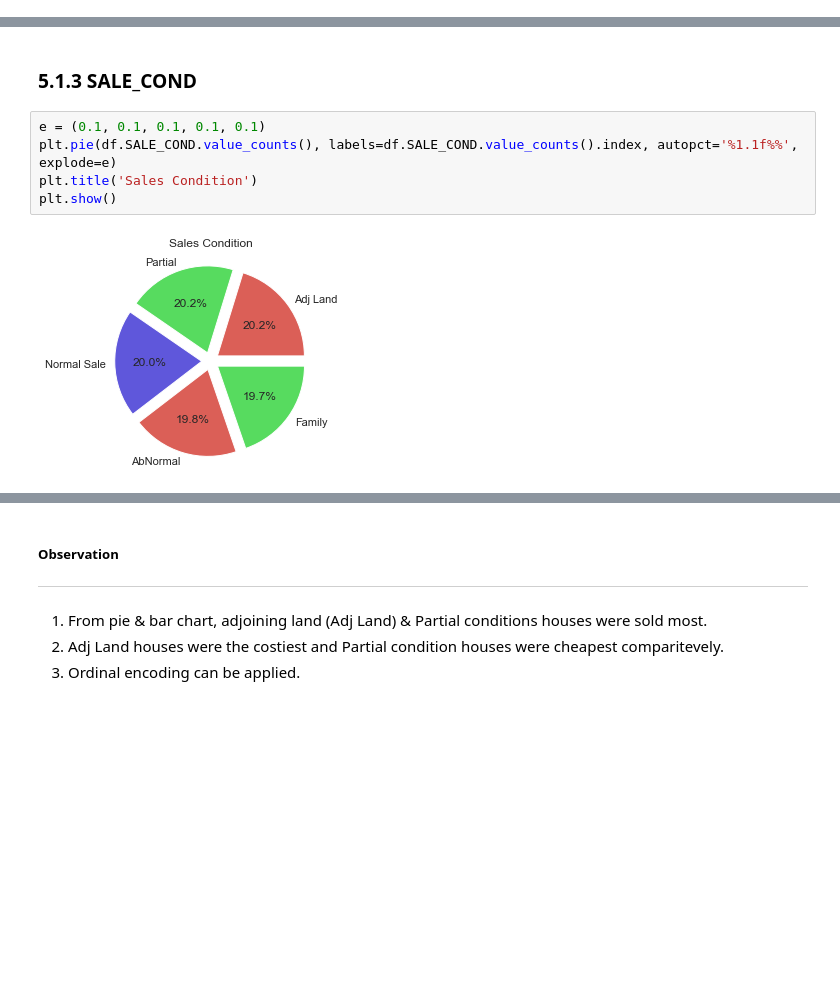
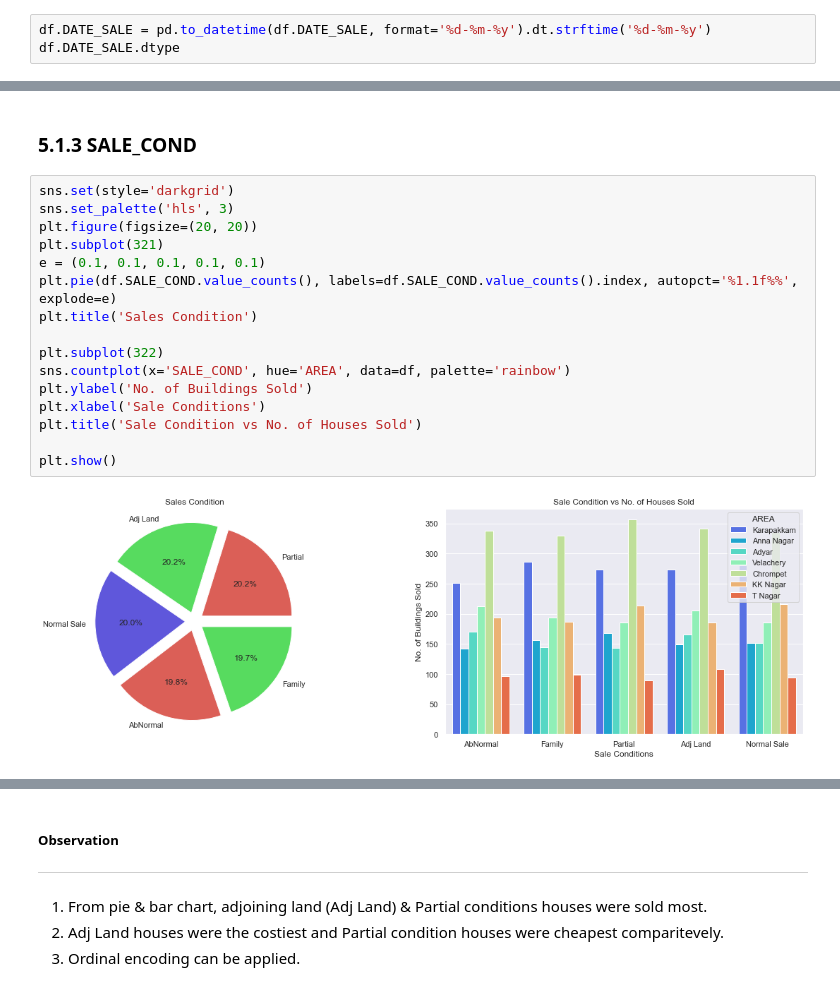
Before and after one commit to Jeyramana/House_Price_Predict, a Jupyter notebook: House_Price_Predict.ipynb, the cells around one changed output, grey strips where cells are left out. Drawn from its saved outputs; the diff is of its cells as text; blank space fills up the shorter version.

```diff
--- a/House_Price_Predict.ipynb
+++ b/House_Price_Predict.ipynb
@@ -574,3 +574,6 @@ df.head()
 | 2 | Adyar | 909 | 2012-04-02 | 70 | 1 | 1 | 3 | AbNormal | Yes | ... |
 | 3 | Velachery | 1855 | 2010-03-13 | 14 | 3 | 2 | 5 | Family | No | ... |
 | 4 | Karapakkam | 1226 | 2009-05-10 | 84 | 1 | 1 | 3 | AbNormal | Yes | ... |
+# %%
+df.DATE_SALE = pd.to_datetime(df.DATE_SALE, format='%d-%m-%y').dt.strftime('%d-%m-%y')
+df.DATE_SALE.dtype
@@ -1103,12 +1139,23 @@ plt.show()
 # %% [markdown]
 ### 5.1.3 SALE_COND
 # %%
+sns.set(style='darkgrid')
+sns.set_palette('hls', 3)
+plt.figure(figsize=(20, 20))
+plt.subplot(321)
 e = (0.1, 0.1, 0.1, 0.1, 0.1)
 plt.pie(df.SALE_COND.value_counts(), labels=df.SALE_COND.value_counts().index, autopct='%1.1f%%', explode=e)
 plt.title('Sales Condition')
+
+plt.subplot(322)
+sns.countplot(x='SALE_COND', hue='AREA', data=df, palette='rainbow')
+plt.ylabel('No. of Buildings Sold')
+plt.xlabel('Sale Conditions')
+plt.title('Sale Condition vs No. of Houses Sold')
+
 plt.show()
 # %% [output]
-[figure, old version]
+[figure, new version]
 # %%
 # Plot the popular area in Chennai (descending order) sales wise
 sns.set(style='darkgrid')
```
Also changed, not shown: parts of 15 cells of this notebook.
